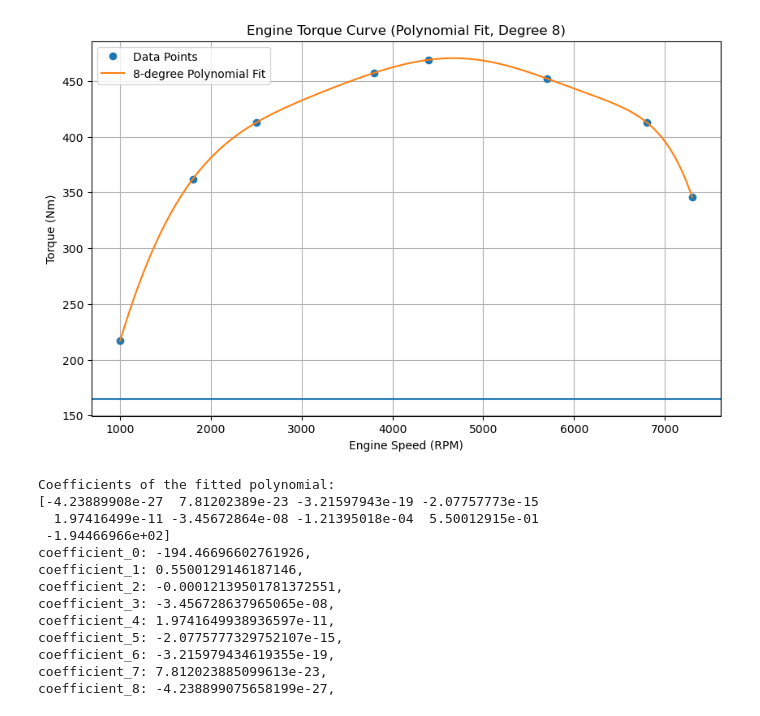
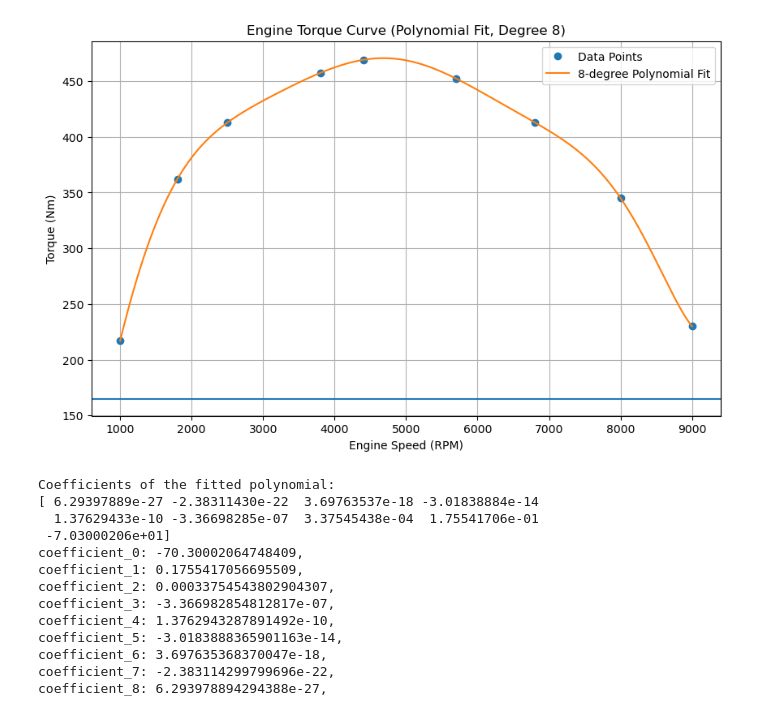
Before and after one commit to vougioukakis/car-acceleration-app, a Jupyter notebook: torque_curve_generator.ipynb, the cells around one changed output. Saved outputs shown, nothing was run; the diff lists cells and outputs as text; code cells hidden in the pictures.

```diff
--- a/torque_curve_generator.ipynb
+++ b/torque_curve_generator.ipynb
@@ -15,7 +15,8 @@ points = np.array([
     [4400, 469],
     [5700, 452.2],
     [6800, 412.9],
-    [7300, 346.1],
+    [8000, 345],
+    [9000, 230],
 ])
 maxTq = 165
 rpm = points[:, 0]
@@ -24,44 +25,44 @@ torque = points[:, 1]
 # Fit a 7th-degree polynomial to the data
 degree = 8
 coefficients = np.polyfit(rpm, torque, degree)
 
 # Create the polynomial function using the coefficients
 polynomial = np.poly1d(coefficients)
 
 # Generate smooth RPM values for plotting the polynomial
 rpm_smooth = np.linspace(rpm.min(), rpm.max(), 500)
 torque_smooth = polynomial(rpm_smooth)
 
 # Plot the data and the fitted polynomial curve
 plt.figure(figsize=(10, 6))
 plt.plot(rpm, torque, 'o', label="Data Points")
 plt.plot(rpm_smooth, torque_smooth, '-', label=f"{degree}-degree Polynomial Fit")
 plt.axhline(maxTq)  # Assuming the maximum torque is the maximum value in the dataset
 plt.xlabel("Engine Speed (RPM)")
 plt.ylabel("Torque (Nm)")
 plt.title(f"Engine Torque Curve (Polynomial Fit, Degree {degree})")
 plt.legend()
 plt.grid(True)
 plt.show()
 
 # Print the polynomial coefficients
 print("Coefficients of the fitted polynomial:")
 print(coefficients)
 
 for i in range(len(coefficients)):
     print(f"coefficient_{i}: {coefficients[len(coefficients)-i-1]},")
 # %% [output]
-[figure, old version]
+[figure, new version]
 Coefficients of the fitted polynomial:
-[-4.23889908e-27  7.81202389e-23 -3.21597943e-19 -2.07757773e-15
-  1.97416499e-11 -3.45672864e-08 -1.21395018e-04  5.50012915e-01
- -1.94466966e+02]
-coefficient_0: -194.46696602761926,
-coefficient_1: 0.5500129146187146,
-coefficient_2: -0.00012139501781372551,
-coefficient_3: -3.456728637965065e-08,
-coefficient_4: 1.9741649938936597e-11,
-coefficient_5: -2.0775777329752107e-15,
-coefficient_6: -3.215979434619355e-19,
-coefficient_7: 7.812023885099613e-23,
-coefficient_8: -4.238899075658199e-27,
+[ 6.29397889e-27 -2.38311430e-22  3.69763537e-18 -3.01838884e-14
+  1.37629433e-10 -3.36698285e-07  3.37545438e-04  1.75541706e-01
+ -7.03000206e+01]
+coefficient_0: -70.30002064748409,
+coefficient_1: 0.1755417056695509,
+coefficient_2: 0.00033754543802904307,
+coefficient_3: -3.366982854812817e-07,
+coefficient_4: 1.3762943287891492e-10,
+coefficient_5: -3.0183888365901163e-14,
+coefficient_6: 3.697635368370047e-18,
+coefficient_7: -2.383114299799696e-22,
+coefficient_8: 6.293978894294388e-27,
```
Also changed, not shown: 4 other files.
